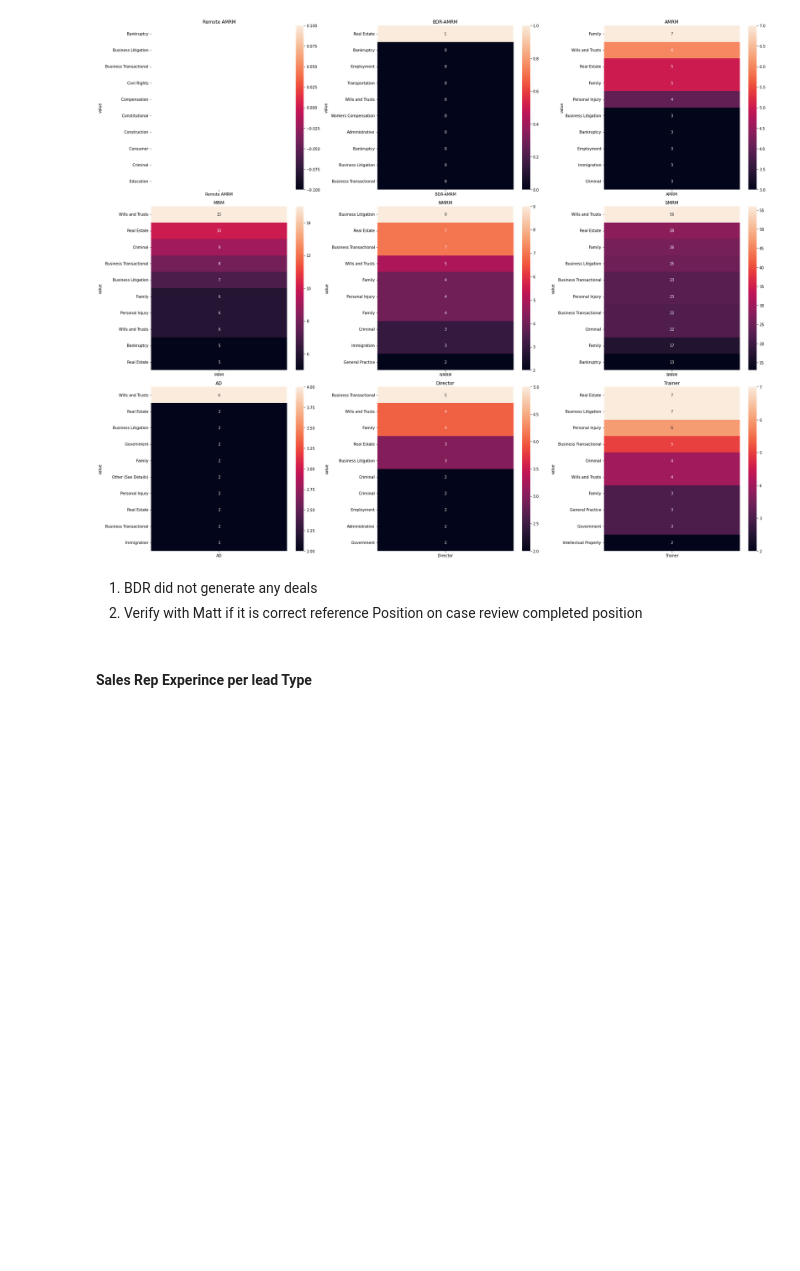
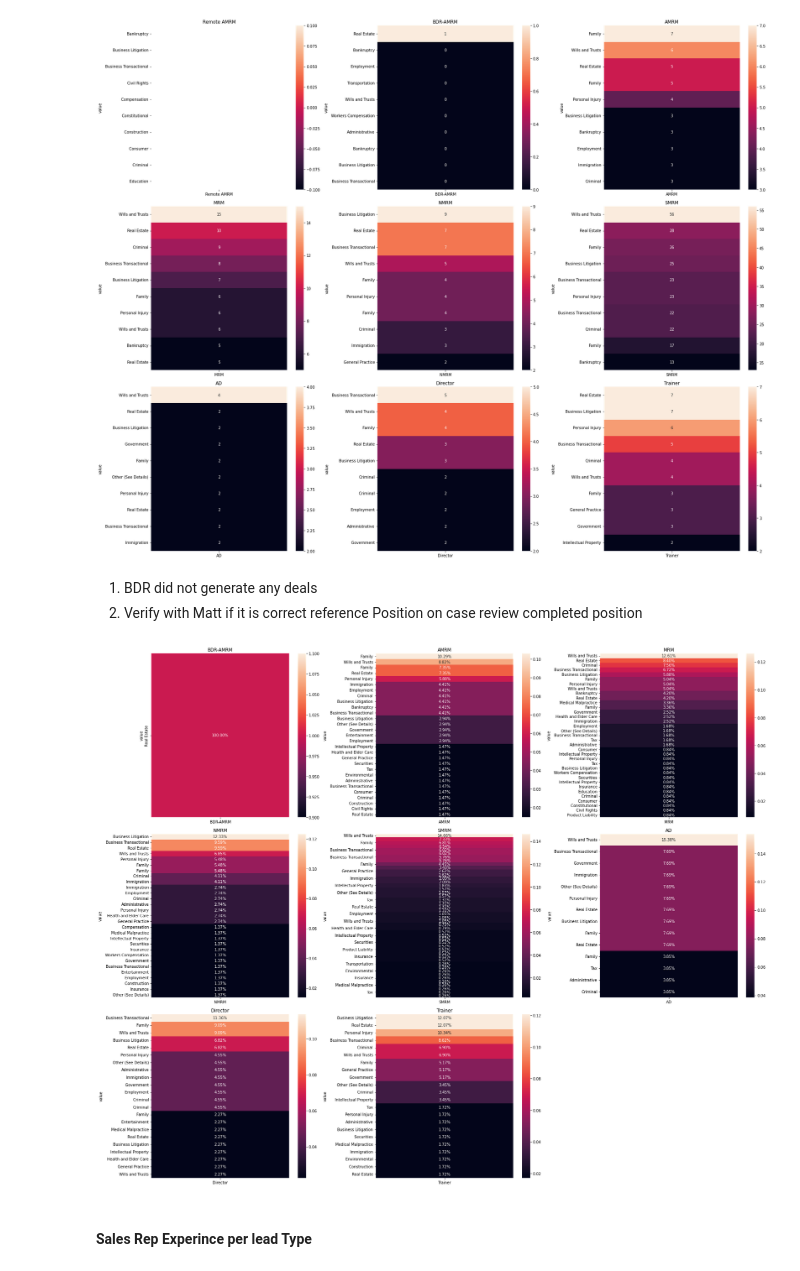
Before and after one commit to rapiinel/sales_rep_lead_preference, a Jupyter notebook: Sales Rep Lead Preference.ipynb, the cells around one changed output. Drawn from its saved outputs; the diff is of its cells as text; code cells hidden in the pictures; blank space fills up the shorter version.

```diff
--- a/Sales Rep Lead Preference.ipynb
+++ b/Sales Rep Lead Preference.ipynb
@@ -199,6 +201,24 @@ for column in position_deal_transposed:
 # %% [markdown]
 1. BDR did not generate any deals
 1. Verify with Matt if it is correct reference Position on case review completed position
+# %%
+for x in position_deal_transposed:
+    position_deal_transposed[x] = position_deal_transposed[x] / position_deal_transposed[x].sum()
+# %%
+position_deal_transposed.drop(columns = ['Remote AMRM'], inplace= True)
+# %%
+plt.figure(figsize= (25,20))
+plot_number = 1
+for column in position_deal_transposed:
+    temp_df = position_deal_transposed[position_deal_transposed[column] != 0]
+    plt.subplot(3, 3, plot_number)
+    sns.heatmap(temp_df[[column]].sort_values(by = column, ascending = False).dropna(), annot= True, fmt = '.2%')
+    plt.title(column)
+    plt.xlabel("")
+    plt.tight_layout()
+    plot_number += 1
+# %% [output]
+[figure, added]
 # %% [markdown]
 #### Sales Rep Experince per lead Type
 # %%
```
Also changed, not shown: parts of 9 cells of this notebook, 1 other file.
